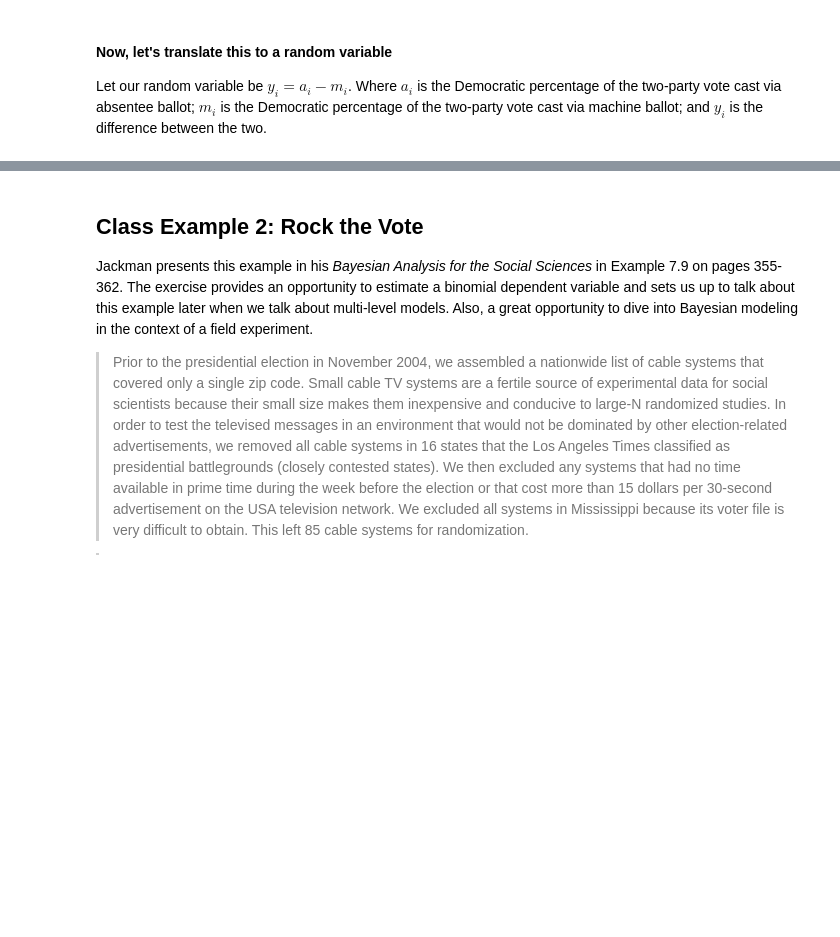
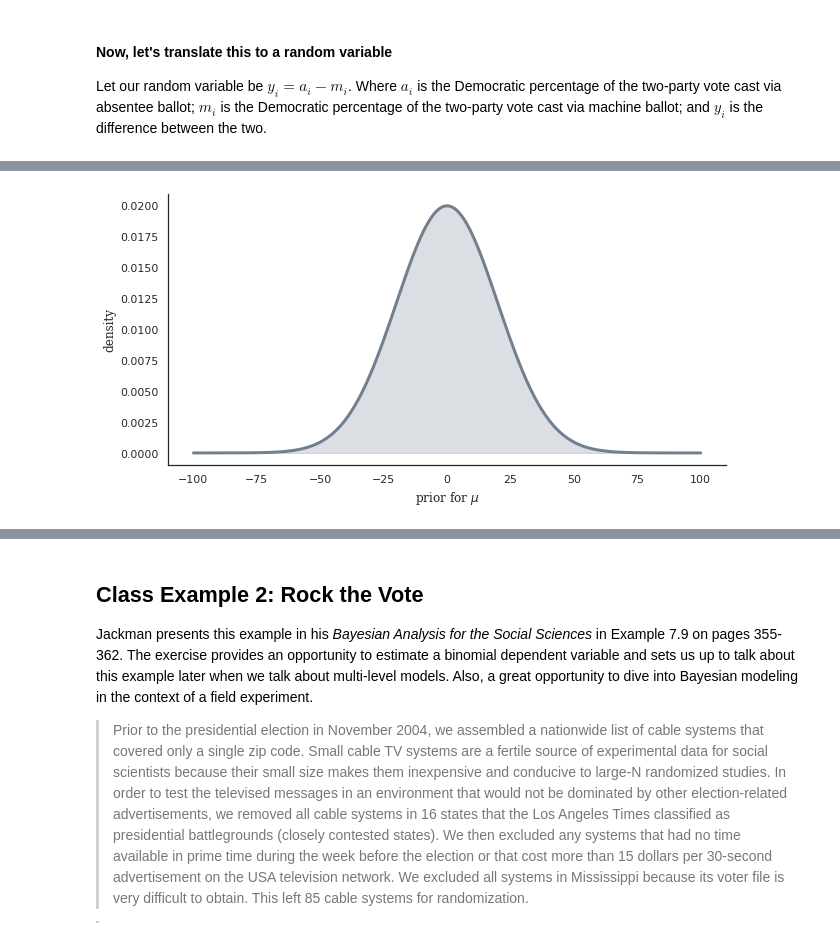
Before and after one commit to prior-knowledge/bayestime, a Jupyter notebook: 02/python/week_02_class_and_lab_exercises.ipynb, the cells around one changed output, grey strips where cells are left out. Cells and saved outputs as stored; diff of their text form; code cells hidden in the pictures; blank space fills up the shorter version.

```diff
--- a/02/python/week_02_class_and_lab_exercises.ipynb
+++ b/02/python/week_02_class_and_lab_exercises.ipynb
@@ -418,0 +491,20 @@ How much do we think the difference varies over elections? ie, the variance.
+# %%
+# compute the pdf of our prior for mu
+x_mu = np.linspace(-100,100,400)
+y_mu = sp.stats.norm.pdf(x_mu, loc=0, scale=20)
+# %%
+# plot the prior for **mu**
+
+# setup figure
+plt.figure(figsize=(10,5))
+
+# make the figure
+plt.plot(x_mu,y_mu,lw=3,color='slategray')
+plt.fill_between(x_mu,y_mu,alpha=0.25,color='slategray')
+sns.despine()
+
+# label the figure
+plt.xlabel('prior for $\mu$',family='serif',size=12)
+plt.ylabel('density',family='serif',size=12);
+# %% [output]
+[figure, added]
```
Also changed, not shown: parts of 86 cells of this notebook, 5 other files.
